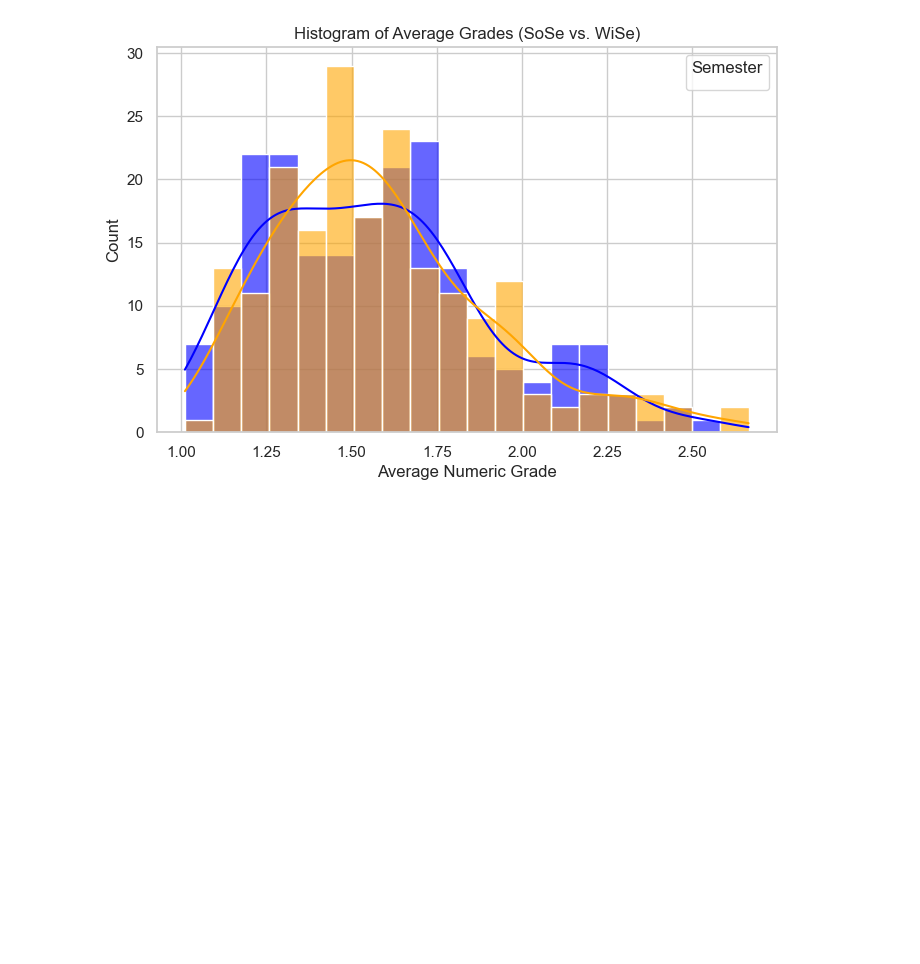
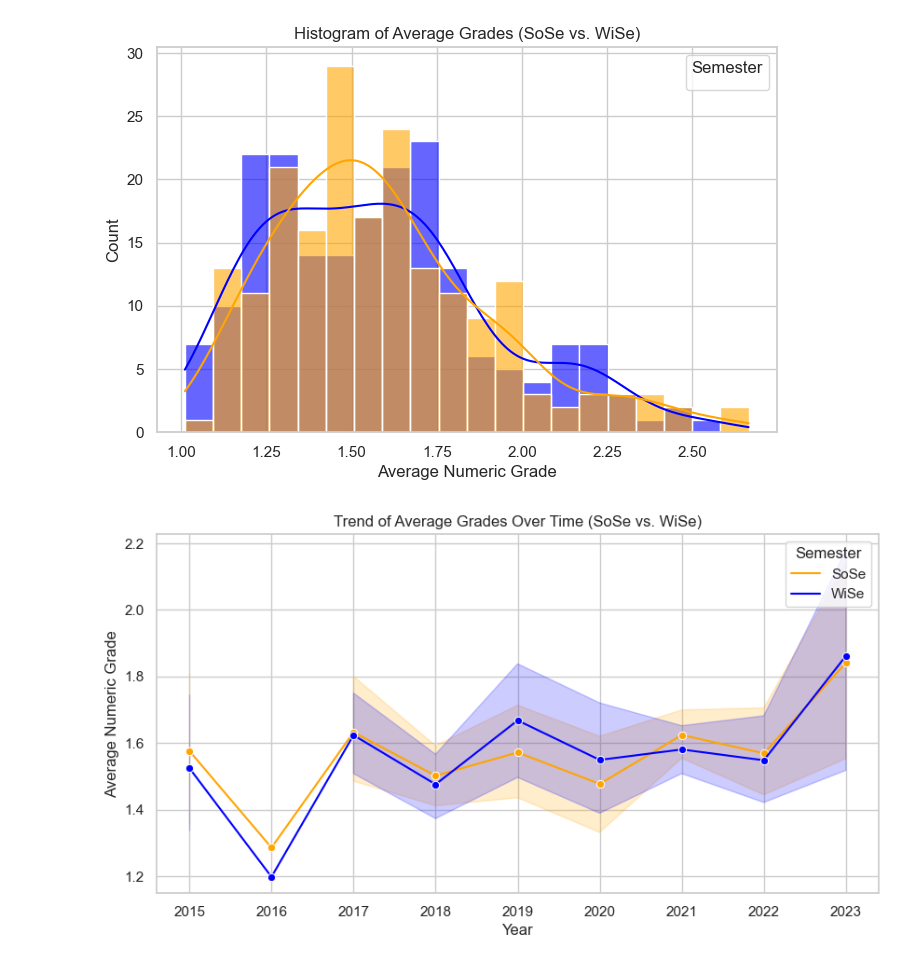
Before and after one commit to RotNils/WAL-StudentsGradesComparedToTemperature, a Jupyter notebook: plotting.ipynb, the cells around one changed output. Saved outputs shown, nothing was run; the diff lists cells and outputs as text; code cells hidden in the pictures; blank space fills up the shorter version.

Commit message:
added line chart for trend

```diff
--- a/plotting.ipynb
+++ b/plotting.ipynb
@@ -78,3 +78,30 @@ plt.show()
 # %% [output]
 No artists with labels found to put in legend.  Note that artists whose label start with an underscore are ignored when legend() is called with no argument.
 [figure]
+# %%
+# Line Plot over the years
+
+import matplotlib.pyplot as plt
+import seaborn as sns
+import pandas as pd
+
+# Load data
+df = pd.read_csv("european_semester_avg.csv")
+
+# Set style
+sns.set_theme(style="whitegrid")
+
+# Create line plot
+plt.figure(figsize=(10, 5))
+sns.lineplot(data=df, x="Year", y="Average Numeric Grade", hue="European Semester", marker="o", palette={"SoSe": "orange", "WiSe": "blue"})
+
+# Labels and title
+plt.title("Trend of Average Grades Over Time (SoSe vs. WiSe)")
+plt.ylabel("Average Numeric Grade")
+plt.xlabel("Year")
+plt.legend(title="Semester")
+
+# Show plot
+plt.show()
+# %% [output]
+[figure, added]
```
